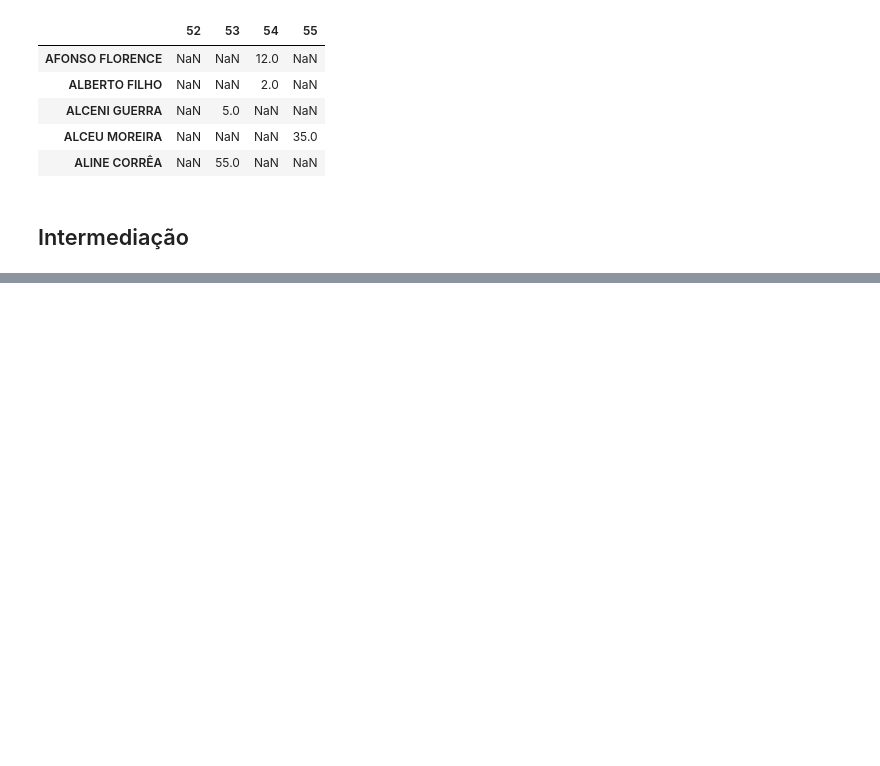
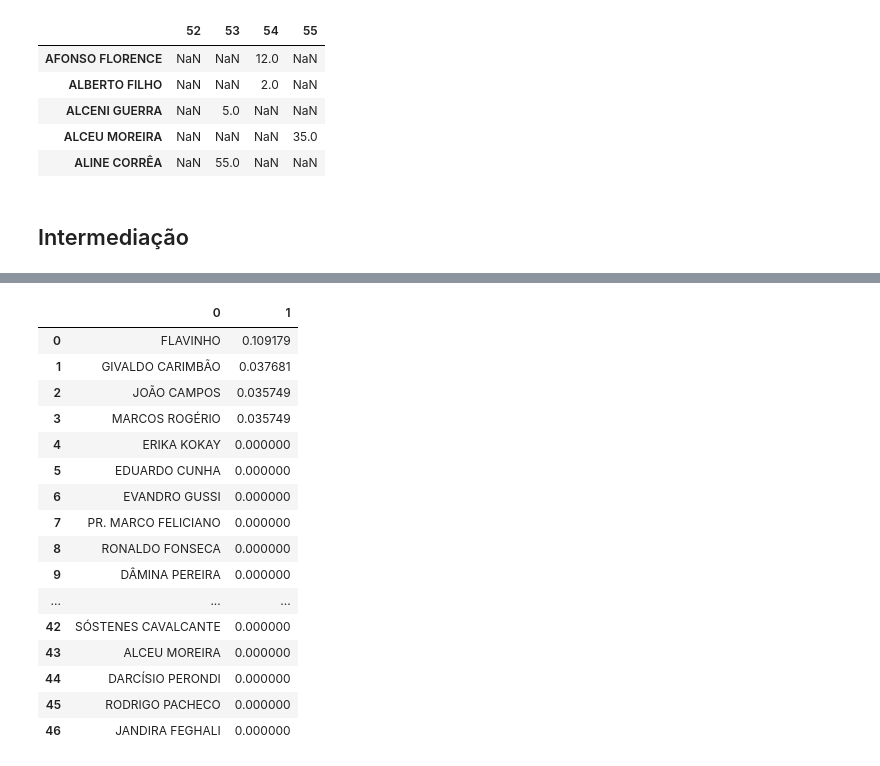
Before and after one commit to fernandascovino/rede-interesses-aborto, a Jupyter notebook: up-rede-interesses-aborto.ipynb, the cells around one changed output, grey strips where cells are left out. Cells and saved outputs as stored; diff of their text form; code cells hidden in the pictures; blank space fills up the shorter version.

```diff
--- a/up-rede-interesses-aborto.ipynb
+++ b/up-rede-interesses-aborto.ipynb
@@ -391,8 +391,8 @@ offline.iplot(create_viz_network(nx.from_pandas_edgelist(
 [interactive output not drawn]
 # %%
 import networkx as nx
-G = {}
-df = pd.DataFrame(index=['Deputado(a)'])
+Graphs = {}
+degrees = pd.DataFrame(index=['Deputado(a)'])
 for leg in [52,53,54,55]:
     G = nx.from_pandas_edgelist(
         relacoes[relacoes['numlegislatura'] == leg],
@@ -401,12 +401,14 @@ for leg in [52,53,54,55]:
         create_using = nx.MultiGraph()
     )
 
+    Graphs[leg] = G
+
     print('\nLegislatura:', leg,
           '| Nº de nós:', len(G.nodes),
           '| Nº de arestas:', len(G.edges))
 
-    df = df.merge(pd.DataFrame(create_viz_network(G)[1]).rename(columns={'Grau':leg}),left_index=True,right_index=True,how='outer')
-df.head()
+    degrees = degrees.merge(pd.DataFrame(create_viz_network(G)[1]).rename(columns={'Grau':leg}),left_index=True,right_index=True,how='outer')
+degrees.head()
 # %% [output]
 Legislatura: 52 | Nº de nós: 32 | Nº de arestas: 248
 
@@ -445,0 +428,12 @@ nx.betweenness_centrality(G[53])
+# %%
+import operator
+
+betweenness = pd.DataFrame(index=['Deputado(a)'])
+for leg in [52,53,54,55]:
+    G = Graphs[leg]
+    bet = nx.betweenness_centrality(Graphs[leg])
+    bet = sorted(bet.items(), key=operator.itemgetter(1), reverse=1)
+
+    betweenness = df.merge(pd.DataFrame(create_viz_network(G)[1]).rename(columns={'Grau':leg}),left_index=True,right_index=True,how='outer')
+
+betweenness
@@ -445,0 +478,20 @@ nx.betweenness_centrality(G[53])
+# %%
+pd.DataFrame(create_viz_network(G)[1]).rename(columns={'Grau':leg})
+# %% [output]
+|  | 0 | 1 |
+| 0 | FLAVINHO | 0.109179 |
+| 1 | GIVALDO CARIMBÃO | 0.037681 |
+| 2 | JOÃO CAMPOS | 0.035749 |
+| 3 | MARCOS ROGÉRIO | 0.035749 |
+| 4 | ERIKA KOKAY | 0.000000 |
+| 5 | EDUARDO CUNHA | 0.000000 |
+| 6 | EVANDRO GUSSI | 0.000000 |
+| 7 | PR. MARCO FELICIANO | 0.000000 |
+| 8 | RONALDO FONSECA | 0.000000 |
+| 9 | DÂMINA PEREIRA | 0.000000 |
+| ... | ... | ... |
+| 42 | SÓSTENES CAVALCANTE | 0.000000 |
+| 43 | ALCEU MOREIRA | 0.000000 |
+| 44 | DARCÍSIO PERONDI | 0.000000 |
+| 45 | RODRIGO PACHECO | 0.000000 |
+| 46 | JANDIRA FEGHALI | 0.000000 |
```
Also changed, not shown: parts of 5 cells of this notebook.
